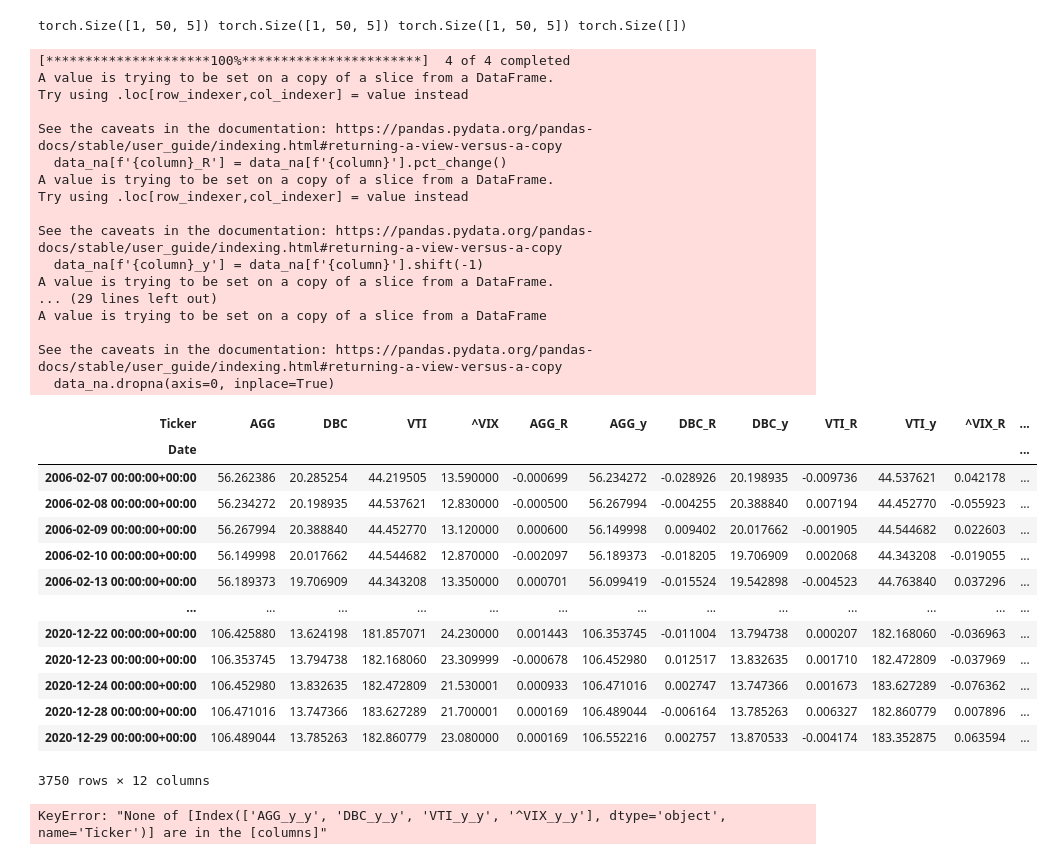
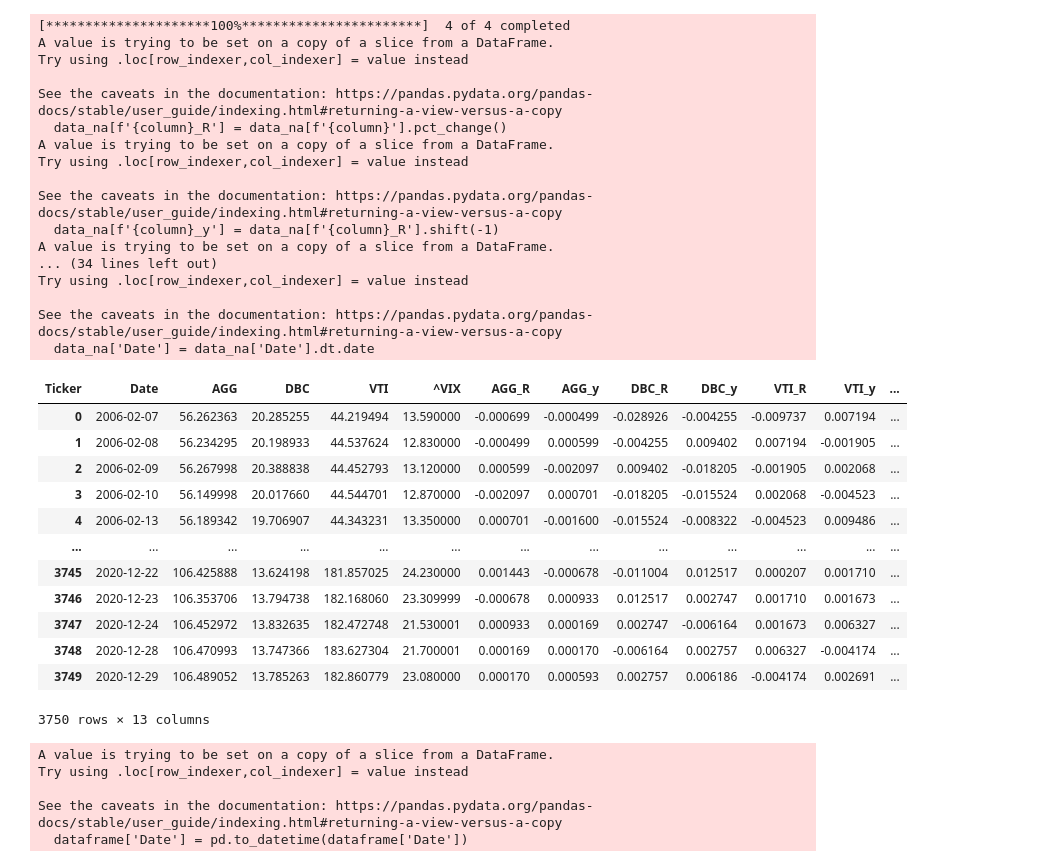
Before and after one commit to alexandreviard/DL-Portfolio-CMAP, a Jupyter notebook: lstm_rapide.ipynb, the cells around one changed output. Drawn from its saved outputs; the diff is of its cells as text; code cells hidden in the pictures.

```diff
--- a/lstm_rapide.ipynb
+++ b/lstm_rapide.ipynb
@@ -49,69 +49,78 @@ tensor([[0.1956, 0.2017, 0.1855, 0.2176, 0.1995]])
-# %%
-print(A[0].shape, A[1].shape, (A[0]*A[1]).shape, (torch.sum(A[0]*A[1])).shape)
-# %% [output]
-torch.Size([1, 50, 5]) torch.Size([1, 50, 5]) torch.Size([1, 50, 5]) torch.Size([])
 # %%
 import numpy as np
 import yfinance as yf
 import pandas as pd
 
-# Télécharger les données de 5 actifs (ici VTI, AGG, DBC, ^VIX pour 4 actifs)
 tickers = ['VTI', 'AGG', 'DBC', '^VIX']
 data = yf.download(tickers, start="2006-01-01", end="2020-12-31", interval="1d")['Adj Close']
 data_na = data.dropna(axis = 0)
 for column in data_na.columns:
     data_na[f'{column}_R'] = data_na[f'{column}'].pct_change()
-    data_na[f'{column}_y'] = data_na[f'{column}'].shift(-1)
+    data_na[f'{column}_y'] = data_na[f'{column}_R'].shift(-1)
 data_na.dropna(axis=0, inplace=True)
+data_na.reset_index(inplace=True)
+data_na['Date'] = data_na['Date'].dt.date
 data_na
 # %% [output]
 [*********************100%***********************]  4 of 4 completed
 A value is trying to be set on a copy of a slice from a DataFrame.
 Try using .loc[row_indexer,col_indexer] = value instead
 
 See the caveats in the documentation: https://pandas.pydata.org/pandas-docs/stable/user_guide/indexing.html#returning-a-view-versus-a-copy
   data_na[f'{column}_R'] = data_na[f'{column}'].pct_change()
 A value is trying to be set on a copy of a slice from a DataFrame.
 Try using .loc[row_indexer,col_indexer] = value instead
 
 See the caveats in the documentation: https://pandas.pydata.org/pandas-docs/stable/user_guide/indexing.html#returning-a-view-versus-a-copy
-  data_na[f'{column}_y'] = data_na[f'{column}'].shift(-1)
+  data_na[f'{column}_y'] = data_na[f'{column}_R'].shift(-1)
 A value is trying to be set on a copy of a slice from a DataFrame.
-... (29 lines left out)
-A value is trying to be set on a copy of a slice from a DataFrame
+... (34 lines left out)
+Try using .loc[row_indexer,col_indexer] = value instead
 
 See the caveats in the documentation: https://pandas.pydata.org/pandas-docs/stable/user_guide/indexing.html#returning-a-view-versus-a-copy
-  data_na.dropna(axis=0, inplace=True)
+  data_na['Date'] = data_na['Date'].dt.date
-| Ticker | AGG | DBC | VTI | ^VIX | AGG_R | AGG_y | DBC_R | DBC_y | VTI_R | VTI_y | ^VIX_R | ... |
-| Date |  |  |  |  |  |  |  |  |  |  |  | ... |
-| 2006-02-07 00:00:00+00:00 | 56.262386 | 20.285254 | 44.219505 | 13.590000 | -0.000699 | 56.234272 | -0.028926 | 20.198935 | -0.009736 | 44.537621 | 0.042178 | ... |
-| 2006-02-08 00:00:00+00:00 | 56.234272 | 20.198935 | 44.537621 | 12.830000 | -0.000500 | 56.267994 | -0.004255 | 20.388840 | 0.007194 | 44.452770 | -0.055923 | ... |
-| 2006-02-09 00:00:00+00:00 | 56.267994 | 20.388840 | 44.452770 | 13.120000 | 0.000600 | 56.149998 | 0.009402 | 20.017662 | -0.001905 | 44.544682 | 0.022603 | ... |
-| 2006-02-10 00:00:00+00:00 | 56.149998 | 20.017662 | 44.544682 | 12.870000 | -0.002097 | 56.189373 | -0.018205 | 19.706909 | 0.002068 | 44.343208 | -0.019055 | ... |
-| 2006-02-13 00:00:00+00:00 | 56.189373 | 19.706909 | 44.343208 | 13.350000 | 0.000701 | 56.099419 | -0.015524 | 19.542898 | -0.004523 | 44.763840 | 0.037296 | ... |
+| Ticker | Date | AGG | DBC | VTI | ^VIX | AGG_R | AGG_y | DBC_R | DBC_y | VTI_R | VTI_y | ... |
+| 0 | 2006-02-07 | 56.262363 | 20.285255 | 44.219494 | 13.590000 | -0.000699 | -0.000499 | -0.028926 | -0.004255 | -0.009737 | 0.007194 | ... |
+| 1 | 2006-02-08 | 56.234295 | 20.198933 | 44.537624 | 12.830000 | -0.000499 | 0.000599 | -0.004255 | 0.009402 | 0.007194 | -0.001905 | ... |
+| 2 | 2006-02-09 | 56.267998 | 20.388838 | 44.452793 | 13.120000 | 0.000599 | -0.002097 | 0.009402 | -0.018205 | -0.001905 | 0.002068 | ... |
+| 3 | 2006-02-10 | 56.149998 | 20.017660 | 44.544701 | 12.870000 | -0.002097 | 0.000701 | -0.018205 | -0.015524 | 0.002068 | -0.004523 | ... |
+| 4 | 2006-02-13 | 56.189342 | 19.706907 | 44.343231 | 13.350000 | 0.000701 | -0.001600 | -0.015524 | -0.008322 | -0.004523 | 0.009486 | ... |
 | ... | ... | ... | ... | ... | ... | ... | ... | ... | ... | ... | ... | ... |
-| 2020-12-22 00:00:00+00:00 | 106.425880 | 13.624198 | 181.857071 | 24.230000 | 0.001443 | 106.353745 | -0.011004 | 13.794738 | 0.000207 | 182.168060 | -0.036963 | ... |
-| 2020-12-23 00:00:00+00:00 | 106.353745 | 13.794738 | 182.168060 | 23.309999 | -0.000678 | 106.452980 | 0.012517 | 13.832635 | 0.001710 | 182.472809 | -0.037969 | ... |
-| 2020-12-24 00:00:00+00:00 | 106.452980 | 13.832635 | 182.472809 | 21.530001 | 0.000933 | 106.471016 | 0.002747 | 13.747366 | 0.001673 | 183.627289 | -0.076362 | ... |
-| 2020-12-28 00:00:00+00:00 | 106.471016 | 13.747366 | 183.627289 | 21.700001 | 0.000169 | 106.489044 | -0.006164 | 13.785263 | 0.006327 | 182.860779 | 0.007896 | ... |
-| 2020-12-29 00:00:00+00:00 | 106.489044 | 13.785263 | 182.860779 | 23.080000 | 0.000169 | 106.552216 | 0.002757 | 13.870533 | -0.004174 | 183.352875 | 0.063594 | ... |
+| 3745 | 2020-12-22 | 106.425888 | 13.624198 | 181.857025 | 24.230000 | 0.001443 | -0.000678 | -0.011004 | 0.012517 | 0.000207 | 0.001710 | ... |
+| 3746 | 2020-12-23 | 106.353706 | 13.794738 | 182.168060 | 23.309999 | -0.000678 | 0.000933 | 0.012517 | 0.002747 | 0.001710 | 0.001673 | ... |
+| 3747 | 2020-12-24 | 106.452972 | 13.832635 | 182.472748 | 21.530001 | 0.000933 | 0.000169 | 0.002747 | -0.006164 | 0.001673 | 0.006327 | ... |
+| 3748 | 2020-12-28 | 106.470993 | 13.747366 | 183.627304 | 21.700001 | 0.000169 | 0.000170 | -0.006164 | 0.002757 | 0.006327 | -0.004174 | ... |
+| 3749 | 2020-12-29 | 106.489052 | 13.785263 | 182.860779 | 23.080000 | 0.000170 | 0.000593 | 0.002757 | 0.006186 | -0.004174 | 0.002691 | ... |
-3750 rows × 12 columns
+3750 rows × 13 columns
 # %%
 def create_batches(dataframe, start_date, end_date, window_size=50):
-    filtered_data = dataframe.loc[start_date:end_date]
+    dataframe['Date'] = pd.to_datetime(dataframe['Date'])
+
+    filtered_data = dataframe[(dataframe['Date'] >= start_date) & (dataframe['Date'] <= end_date)]
 
     x_batches = []
     y_batches = []
+    dates_batches = []
 
     for i in range(len(filtered_data) - window_size):
-        window_x = filtered_data.iloc[i:i+window_size][[f'{col}_R' for col in data.columns]].values
-        window_y = filtered_data.iloc[i:i+window_size][[f'{col}_y' for col in data.columns]].values
+        window_returns = filtered_data.iloc[i:i+window_size][[col for col in dataframe.columns if col.endswith('_R')]].values
+        window_prices = filtered_data.iloc[i:i+window_size][[col for col in dataframe.columns if col in ['AGG', 'DBC', 'VTI', '^VIX']]].values
+
+        window_x = np.concatenate([window_returns, window_prices], axis=1)
+        window_y = filtered_data.iloc[i:i+window_size][[col for col in dataframe.columns if col.endswith('_y')]].values
+
+        window_dates = filtered_data.iloc[i:i+window_size]['Date'].values
 
         x_batches.append(window_x)
         y_batches.append(window_y)
+        dates_batches.append(window_dates)
 
-    return np.array(x_batches), np.array(y_batches)
+    return np.array(x_batches), np.array(y_batches), np.array(dates_batches)
 
-x_batches, y_batches = create_batches(data_na, start_date="2006-01-01", end_date="2010-12-31")
+x_batches, y_batches, dates_batches = create_batches(data_na, start_date="2006-01-01", end_date="2010-12-31")
 # %% [output]
-KeyError: "None of [Index(['AGG_y_y', 'DBC_y_y', 'VTI_y_y', '^VIX_y_y'], dtype='object', name='Ticker')] are in the [columns]"
+A value is trying to be set on a copy of a slice from a DataFrame.
+Try using .loc[row_indexer,col_indexer] = value instead
+
+See the caveats in the documentation: https://pandas.pydata.org/pandas-docs/stable/user_guide/indexing.html#returning-a-view-versus-a-copy
+  dataframe['Date'] = pd.to_datetime(dataframe['Date'])
```
Also changed, not shown: parts of 13 cells of this notebook, 1 other file.
